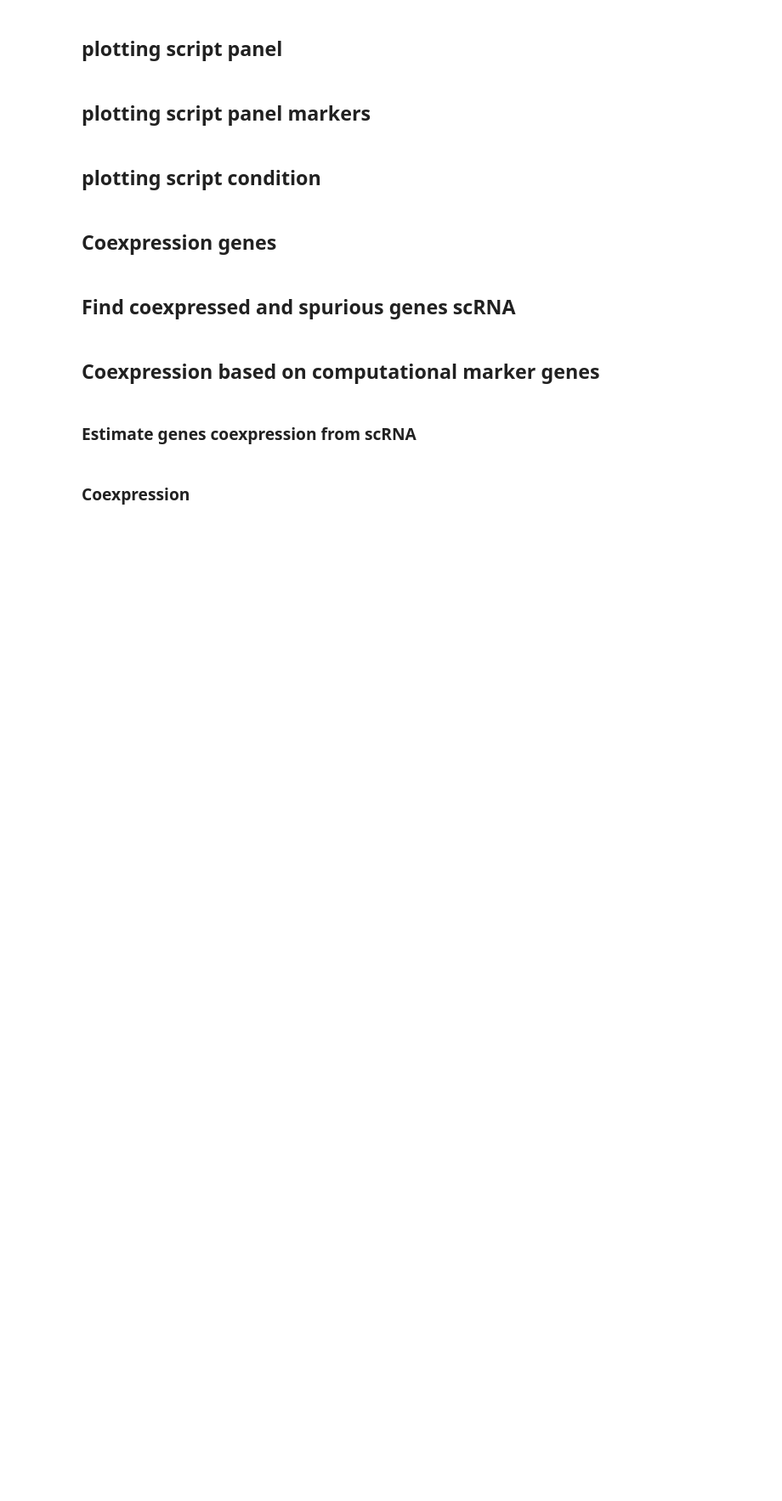
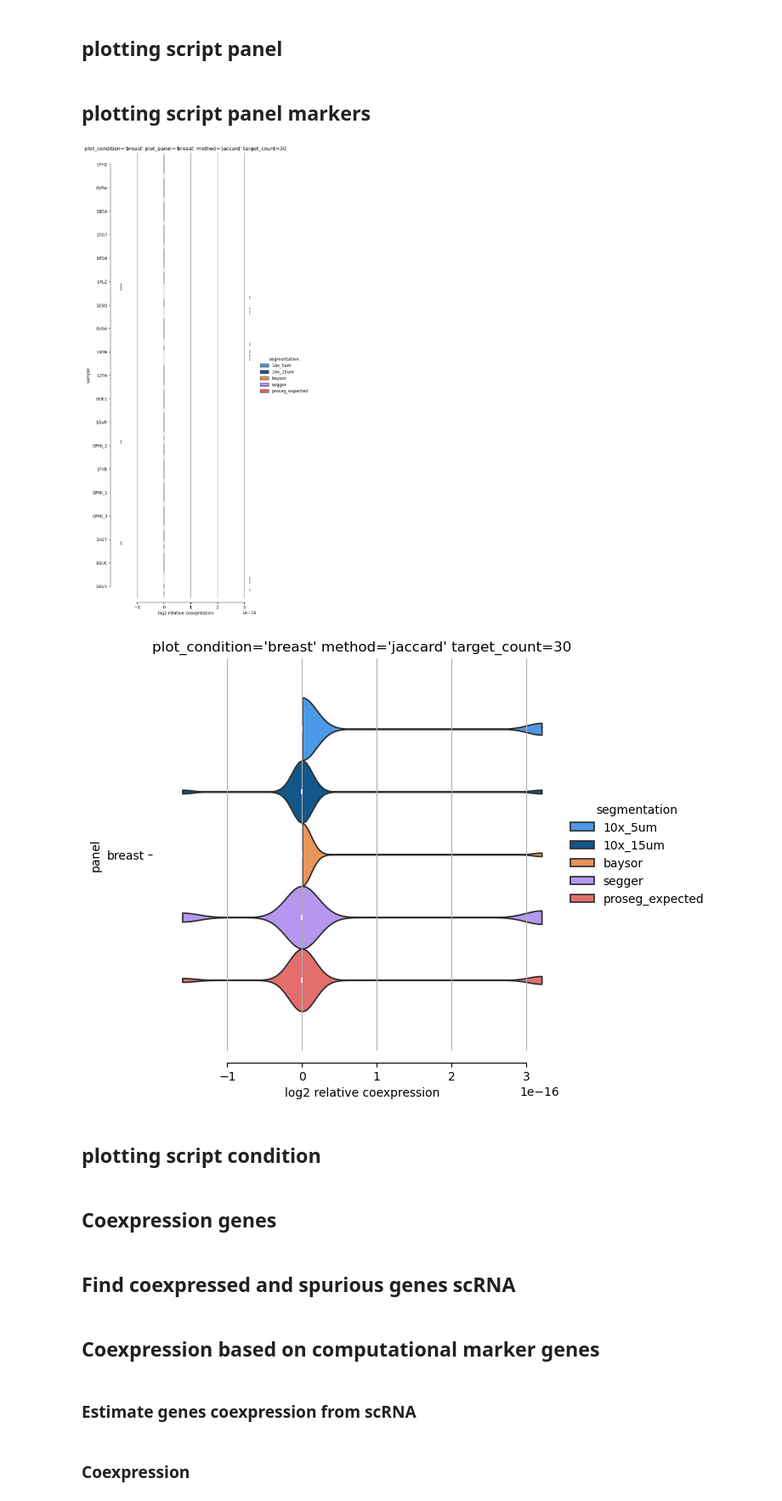
Before and after one commit to bdsc-tds/Bilous2025, a Jupyter notebook: workflow/notebooks/xenium/0-xenium_coexpression.ipynb, the cells around one changed output. Shown at 85% size. Drawn from its saved outputs; the diff is of its cells as text; code cells hidden in the pictures; blank space fills up the shorter version.

```diff
--- a/workflow/notebooks/xenium/0-xenium_coexpression.ipynb
+++ b/workflow/notebooks/xenium/0-xenium_coexpression.ipynb
@@ -35,6 +53,8 @@ xenium_paths = {}
 umaps = {}
 
 for segmentation in (segmentations := xenium_dir.iterdir()):
+    if segmentation.stem != '10x_5um':
+        continue
     for condition in (conditions := segmentation.iterdir()):
         for panel in (panels := condition.iterdir()):
             for donor in (donors := panel.iterdir()):
@@ -55,7 +75,7 @@ for segmentation in (segmentations := xenium_dir.iterdir()):
 
 # CC, pos_rate = readwrite.read_coexpression_files(cc_paths, results_dir)
 xenium_levels = ('segmentation','condition','panel','donor','sample')
-# ads = readwrite.read_xenium_samples(xenium_paths,anndata=True,transcripts=False)
+ads = readwrite.read_xenium_samples(xenium_paths,anndata=True,transcripts=False)
 # ads = pd.Series(ads.values(),
 #                 index=pd.Index(ads.keys(),name = xenium_levels),
 #                 dtype=object).sort_index()
@@ -593,7 +592,9 @@ log2 = True
 ref_segmentation = '10x_0um'
 ref_oversegmentation = '10x_15um'
 palette = pd.read_csv(segmentation_palette, index_col=0).iloc[:, 0]
-df_markers = pd.read_csv(cfg['markers_dir']+'non_overlapping_cell_type_markers.csv',index_col=0)
+# df_markers = pd.read_csv(cfg['markers_dir']+'non_overlapping_cell_type_markers.csv',index_col=0)
+df_markers = pd.read_csv(cfg['markers_dir']+'Xenium_panels_common_markers.csv',index_col=0)
+df_markers = df_markers.reset_index()[['cell_type_harmonized_Level1','gene_name']]
 
 # vars
 coexpression_dir = panel.parents[2]
@@ -661,7 +662,6 @@ for k in CC.keys():
             cc_cutoff=cc_cutoff,
             min_cond_coex=min_cond_coex,
             method=method,
-            log2=False,
         )
     )
 
@@ -725,33 +725,36 @@ g = sns.violinplot(
     inner="quart",
 )
 
 plt.title(f"{plot_condition=} {plot_panel=} {method=} {target_count=}")
 plt.legend(loc="center left", bbox_to_anchor=(1, 0.5), title=hue, frameon=False)
 sns.despine(offset=10, trim=True)
 plt.gca().xaxis.grid(True)
 # plt.savefig(out_file_plot_sample, dpi=300, bbox_inches="tight")
 plt.show()
 
 
 # Create panel violinplot
 plt.figure(figsize=(6, 6))
 g = sns.violinplot(
     data=df,
     x="log2 relative coexpression",
     y="panel",
     hue=hue,
     hue_order=unique_labels,
     palette=palette,
     cut=0,
     width=0.8,
 )
 
 plt.title(f"{plot_condition=} {method=} {target_count=}")
 plt.legend(loc="center left", bbox_to_anchor=(1, 0.5), title=hue, frameon=False)
 sns.despine(offset=10, trim=True)
 plt.gca().xaxis.grid(True)
 # plt.savefig(out_file_plot_panel, dpi=300, bbox_inches="tight")
 plt.show()
+# %% [output]
+[figure, added]
+[figure, added]
 # %% [markdown]
 ## plotting script condition
 # %%
```
Also changed, not shown: parts of 4 cells of this notebook, 17 other files.
